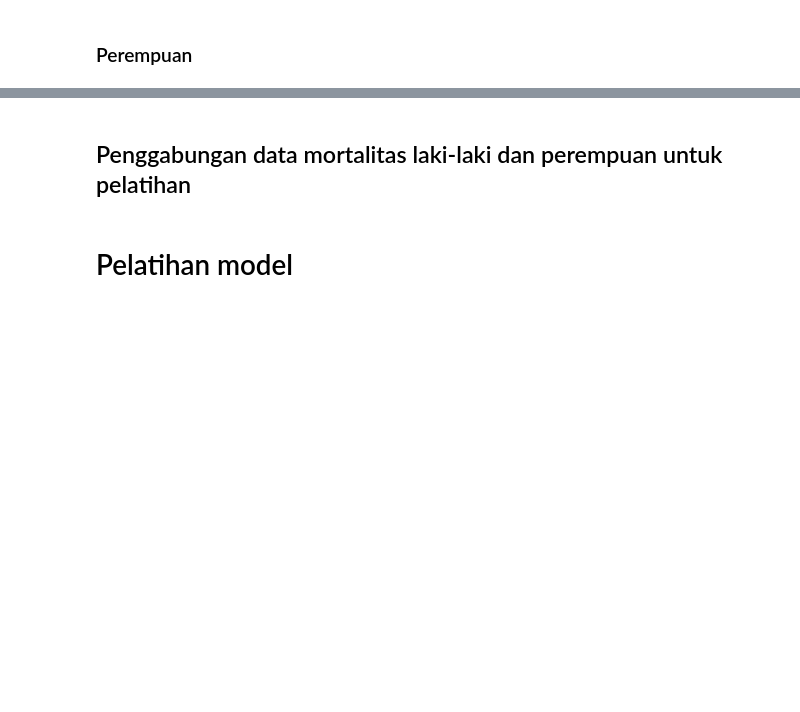
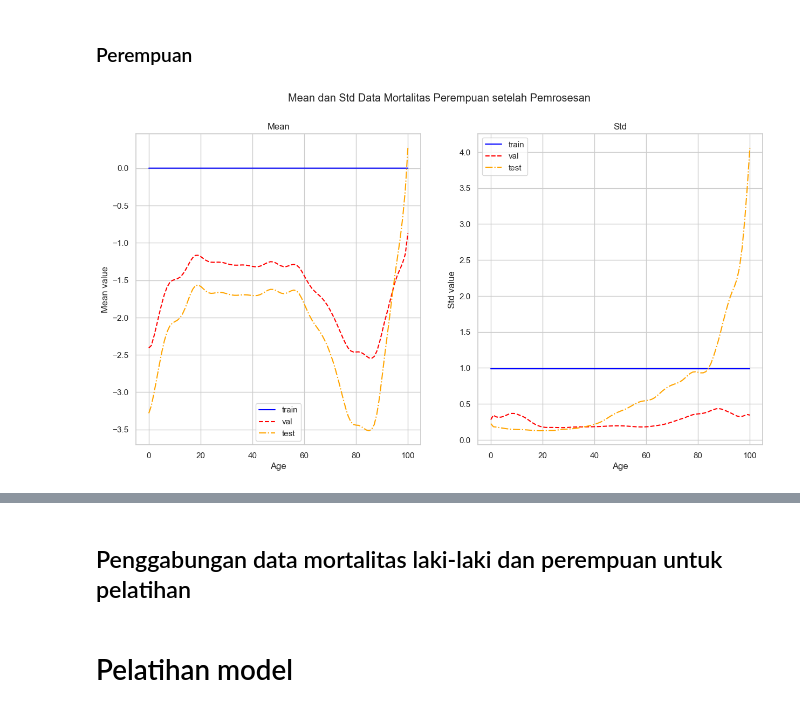
Before and after one commit to arya-map22/Tugas-Akhir, a Jupyter notebook: TA_tune.ipynb, the cells around one changed output, grey strips where cells are left out. Cells and saved outputs as stored; diff of their text form; code cells hidden in the pictures; blank space fills up the shorter version.

```diff
--- a/TA_tune.ipynb
+++ b/TA_tune.ipynb
@@ -213,7 +304,7 @@ M_male_train, M_male_val, M_male_test = get_train_val_test_split(
 )
 
 M_female_train, M_female_val, M_female_test = get_train_val_test_split(
-    mortality_matrix=M_female,
+    mortality_matrix=transformed_M_female,
     train_split=train_split,
     val_split=val_split,
     test_split=test_split
@@ -305,26 +398,28 @@ test_female_dataset = create_female_dataset_split(M_female_test_extend)
 # %%
 female_train_normalized = normalize(M_female_train, train_female_mean, train_female_std).cpu().numpy()
 female_val_normalized = normalize(M_female_val, train_female_mean, train_female_std).cpu().numpy()
 female_test_normalized = normalize(M_female_test, train_female_mean, train_female_std).cpu().numpy()
 
-fig, ax = plt.subplots(1, 2, figsize=(10, 5))
+fig, ax = plt.subplots(1, 2, figsize=(15, 7.5))
 ax[0].plot(female_train_normalized.mean(axis=0), color="blue", linestyle="-", label="train")
 ax[0].plot(female_val_normalized.mean(axis=0), color="red", linestyle="--", label="val")
 ax[0].plot(female_test_normalized.mean(axis=0), color="orange", linestyle="-.", label="test")
 ax[0].set_title("Mean")
 ax[0].legend()
 ax[0].set_xlabel("Age")
 ax[0].set_ylabel("Mean value")
 
 ax[1].plot(female_train_normalized.std(axis=0), color="blue", linestyle="-", label="train")
 ax[1].plot(female_val_normalized.std(axis=0), color="red", linestyle="--", label="val")
 ax[1].plot(female_test_normalized.std(axis=0), color="orange", linestyle="-.", label="test")
 ax[1].set_title("Std")
 ax[1].legend()
 ax[1].set_xlabel("Age")
 ax[1].set_ylabel("Std value")
 
 fig.suptitle("Mean dan Std Data Mortalitas Perempuan setelah Pemrosesan")
 fig.savefig(DOT_ENV.plots_dir / "mean_std_mortalitas_perempuan_setelah_pemrosesan.png")
 plt.show()
+# %% [output]
+[figure, added]
 # %%
```
Also changed, not shown: parts of 130 cells of this notebook, 27 other files.
